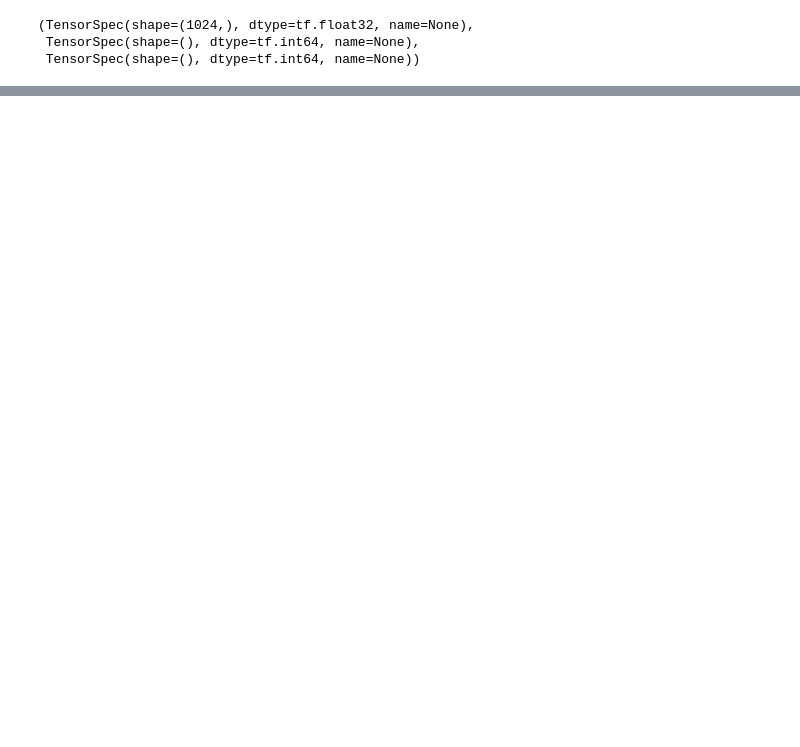
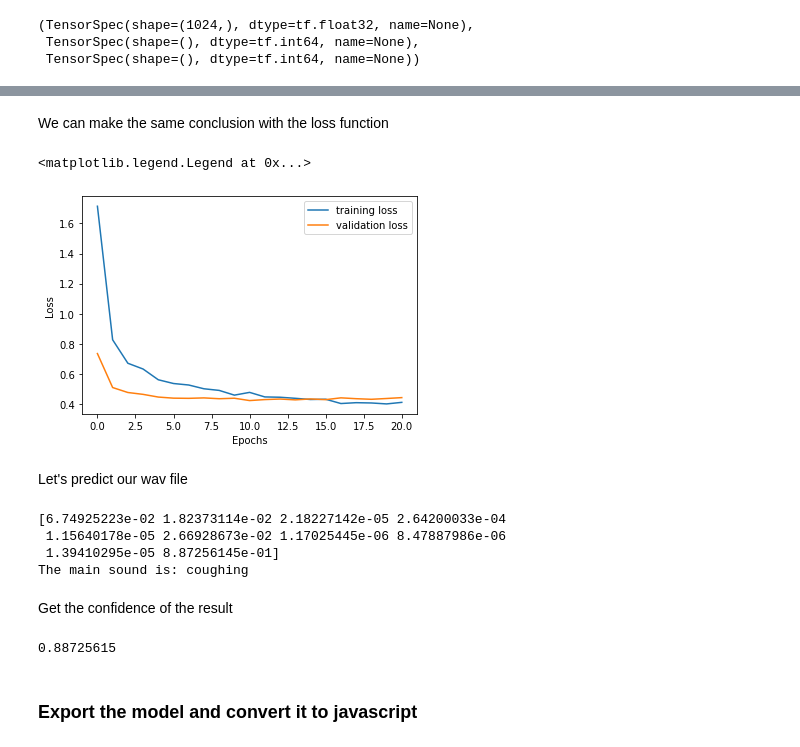
Before and after one commit to Antoine-Cohen/PI2_Hearme, a Jupyter notebook: Classification_audio.ipynb, the cells around one changed output, grey strips where cells are left out. Saved outputs shown, nothing was run; the diff lists cells and outputs as text; code cells hidden in the pictures; blank space fills up the shorter version.

```diff
--- a/Classification_audio.ipynb
+++ b/Classification_audio.ipynb
@@ -469,0 +368,32 @@ print(f'[Your model] The main sound is: {your_inferred_class} ({your_top_score})
+# %% [markdown]
+We can make the same conclusion with the loss function
+# %%
+plt.plot(history.history['loss'])
+plt.plot(history.history['val_loss'])
+plt.xlabel('Epochs')
+plt.ylabel('Loss')
+plt.legend(['training loss', 'validation loss'], loc='best')
+# %% [output]
+<matplotlib.legend.Legend at 0x...>
+[figure, added]
+# %% [markdown]
+Let's predict our wav file
+# %%
+scores, embeddings, spectrogram = yamnet_model(testing_wav_data)
+result = saved_model(embeddings).numpy()
+print(result.mean(axis = 0))
+inferred_class = cat_list[result.mean(axis=0).argmax()]
+print(f'The main sound is: {inferred_class}')
+# %% [output]
+[6.74925223e-02 1.82373114e-02 2.18227142e-05 2.64200033e-04
+ 1.15640178e-05 2.66928673e-02 1.17025445e-06 8.47887986e-06
+ 1.39410295e-05 8.87256145e-01]
+The main sound is: coughing
+# %% [markdown]
+Get the confidence of the result
+# %%
+result.mean(axis = 0).max()/result.mean(axis=0).sum()
+# %% [output]
+0.88725615
+# %% [markdown]
+### Export the model and convert it to javascript
```
Also changed, not shown: parts of 69 cells of this notebook.
